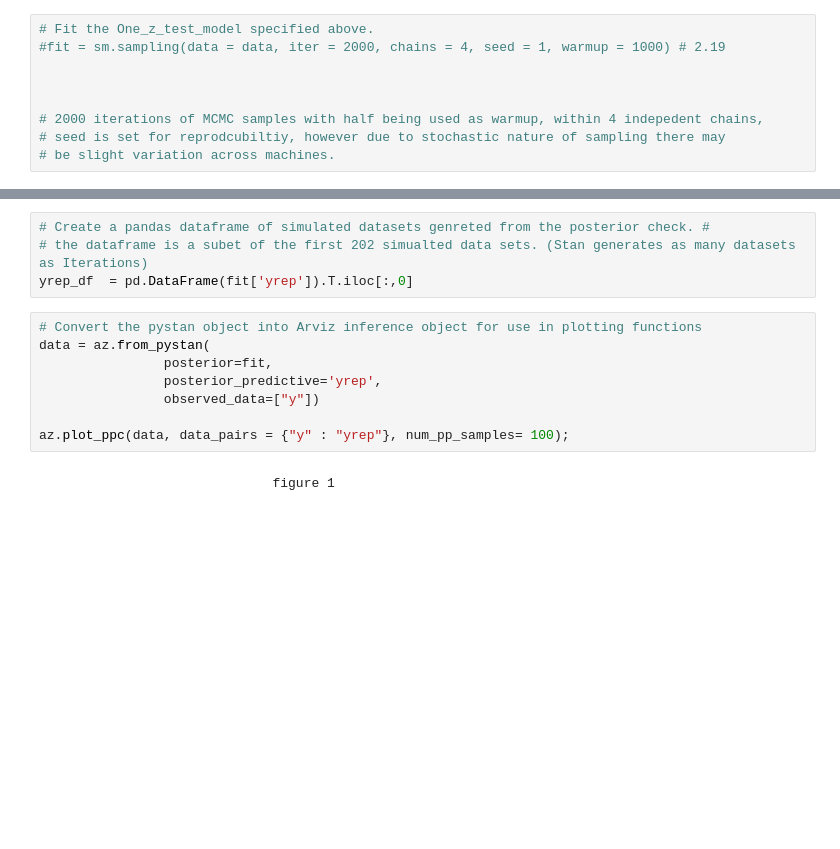
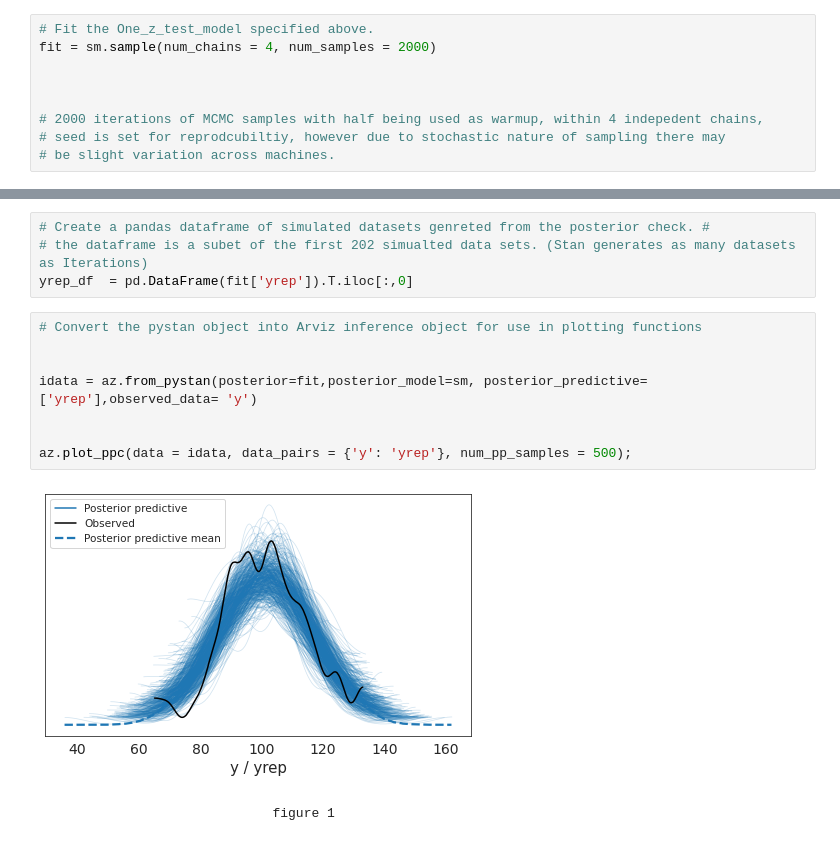
Before and after one commit to ebrlab/Statistical-methods-for-research-workers-bayes-for-psychologists-and-neuroscientists, a Jupyter notebook: Chapter_1_-_Z-test/Ch1_Bayesian Z-test.ipynb, the cells around one changed output, grey strips where cells are left out. Drawn from its saved outputs; the diff is of its cells as text; blank space fills up the shorter version.

```diff
--- a/Chapter_1_-_Z-test/Ch1_Bayesian Z-test.ipynb
+++ b/Chapter_1_-_Z-test/Ch1_Bayesian Z-test.ipynb
@@ -229,6 +240,6 @@ sm = ps.build(One_z_test_model, data=data, random_seed=1)
 # %%
 # Fit the One_z_test_model specified above.
-#fit = sm.sampling(data = data, iter = 2000, chains = 4, seed = 1, warmup = 1000) # 2.19
+fit = sm.sample(num_chains = 4, num_samples = 2000)
 
 
 
@@ -278,12 +327,14 @@ The traceplot show good mixing of chains and show a "hairy catepillar".
 yrep_df  = pd.DataFrame(fit['yrep']).T.iloc[:,0]
 # %%
 # Convert the pystan object into Arviz inference object for use in plotting functions
-data = az.from_pystan(
-                posterior=fit,
-                posterior_predictive='yrep',
-                observed_data=["y"])
 
-az.plot_ppc(data, data_pairs = {"y" : "yrep"}, num_pp_samples= 100);
+
+idata = az.from_pystan(posterior=fit,posterior_model=sm, posterior_predictive=['yrep'],observed_data= 'y')
+
+
+az.plot_ppc(data = idata, data_pairs = {'y': 'yrep'}, num_pp_samples = 500);
+# %% [output]
+[figure, added]
 # %% [markdown]
                                 figure 1
 # %% [markdown]
```
Also changed, not shown: parts of 23 cells of this notebook.
